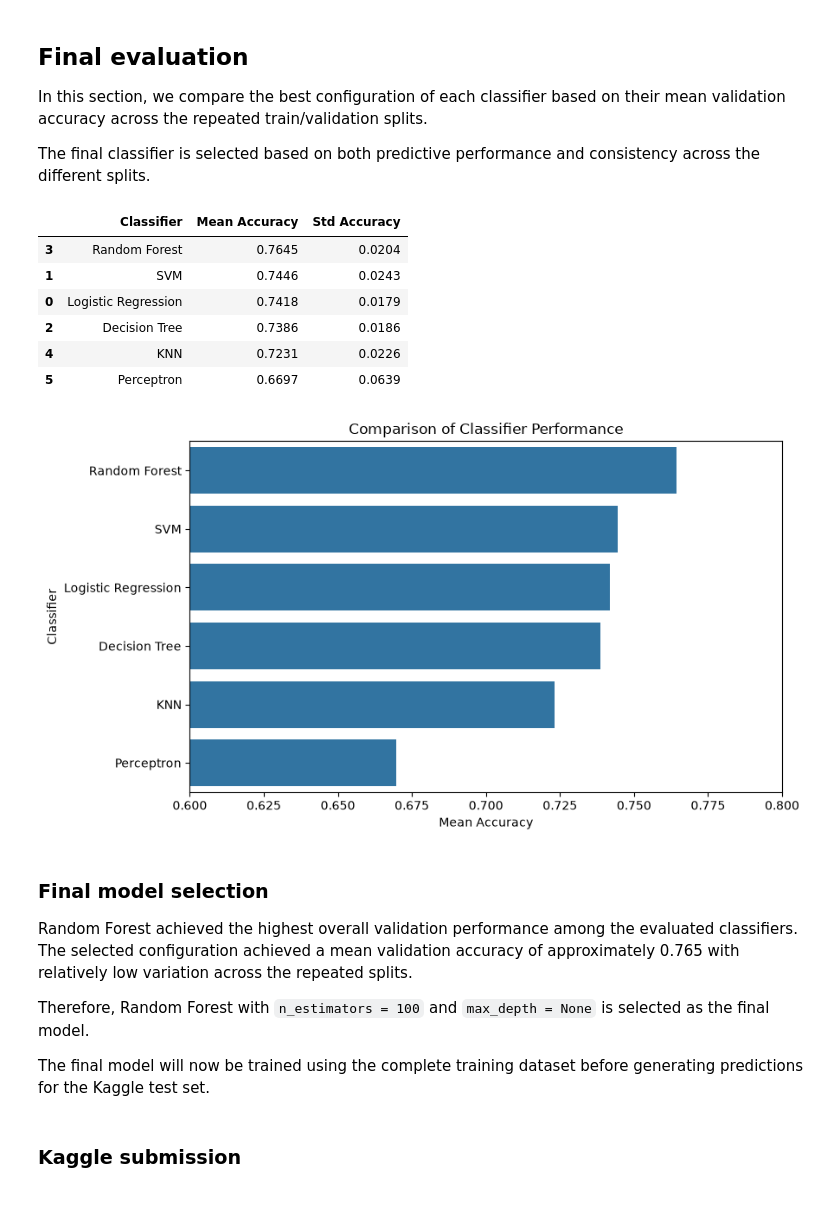
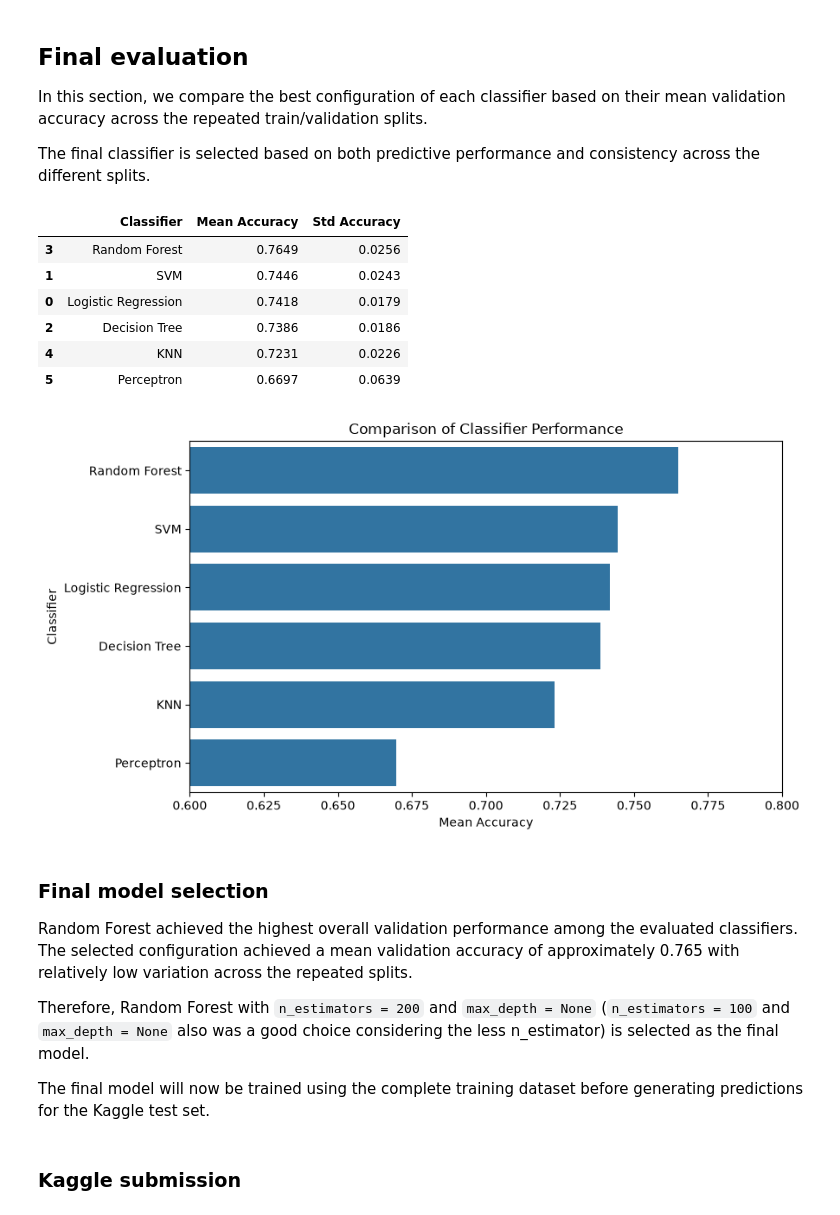
Before and after one commit to simatabatabaei-coder/Classification-of-Wine, a Jupyter notebook: CA3_template.ipynb, the cells around one changed output. Cells and saved outputs as stored; diff of their text form; code cells hidden in the pictures.

```diff
--- a/CA3_template.ipynb
+++ b/CA3_template.ipynb
@@ -857,42 +853,42 @@ model_comparison = pd.DataFrame({
         0.7418,
         0.7446,
         0.7386,
-        0.7645,
+        0.7649,
         0.7231,
         0.6697
     ],
     "Std Accuracy": [
         0.0179,
         0.0243,
         0.0186,
-        0.0204,
+        0.0256,
         0.0226,
         0.0639
     ]
 })
 
 model_comparison = model_comparison.sort_values(
     "Mean Accuracy",
     ascending=False
 )
 
 display(model_comparison)
 
 plt.figure(figsize=(9, 5))
 
 sns.barplot(
     data=model_comparison,
     x="Mean Accuracy",
     y="Classifier"
 )
 
 plt.title("Comparison of Classifier Performance")
 plt.xlim(0.6, 0.8)
 plt.tight_layout()
 plt.show()
 # %% [output]
 |  | Classifier | Mean Accuracy | Std Accuracy |
-| 3 | Random Forest | 0.7645 | 0.0204 |
+| 3 | Random Forest | 0.7649 | 0.0256 |
 | 1 | SVM | 0.7446 | 0.0243 |
 | 0 | Logistic Regression | 0.7418 | 0.0179 |
 | 2 | Decision Tree | 0.7386 | 0.0186 |
@@ -904,7 +900,7 @@ plt.show()
 
 Random Forest achieved the highest overall validation performance among the evaluated classifiers. The selected configuration achieved a mean validation accuracy of approximately 0.765 with relatively low variation across the repeated splits.
 
-Therefore, Random Forest with `n_estimators = 100` and `max_depth = None` is selected as the final model.
+Therefore, Random Forest with `n_estimators = 200` and `max_depth = None` (`n_estimators = 100` and `max_depth = None` also was a good choice considering the less n_estimator) is selected as the final model.
 
 The final model will now be trained using the complete training dataset before generating predictions for the Kaggle test set.
 # %% [markdown]
```
Also changed, not shown: parts of 23 cells of this notebook, 3 other files.
